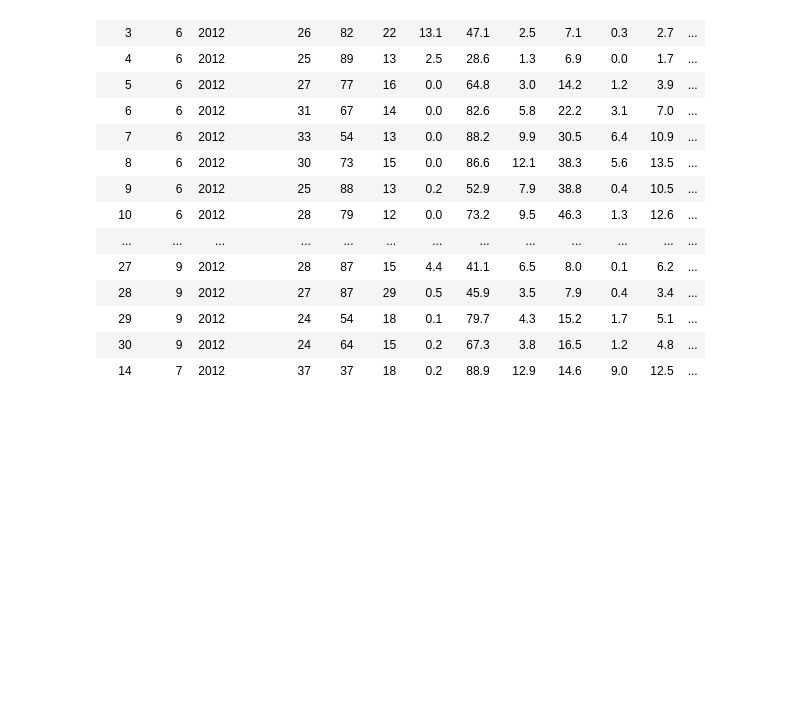
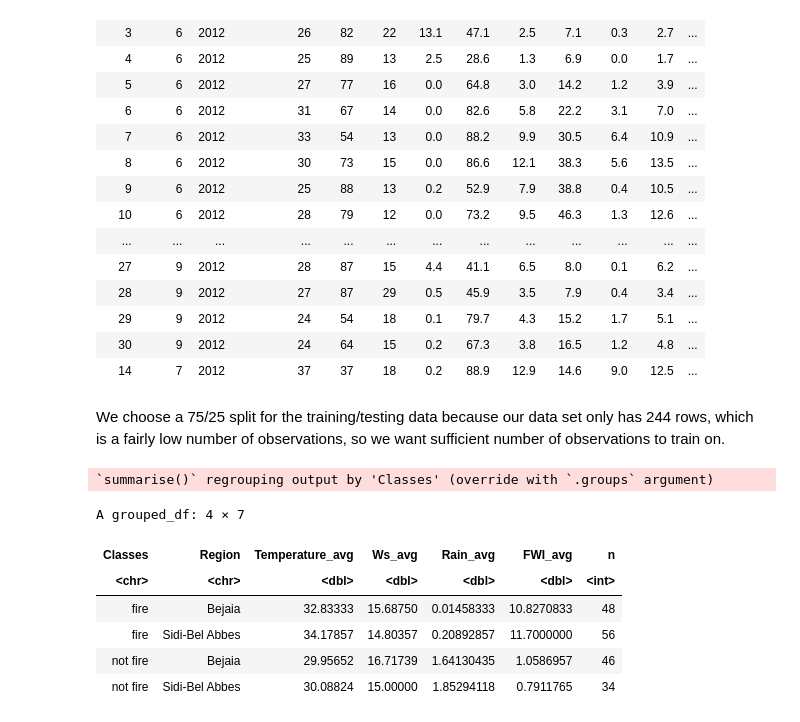
Before and after one commit to danielhou13/DSCI-100-Project-gr-17, a Jupyter notebook: Proposal.ipynb, the cells around one changed output. Saved outputs shown, nothing was run; the diff lists cells and outputs as text; code cells hidden in the pictures; blank space fills up the shorter version.

```diff
--- a/Proposal.ipynb
+++ b/Proposal.ipynb
@@ -128,0 +94,20 @@ A tibble: 244 × 16
+# %% [markdown]
+We choose a 75/25 split for the training/testing data because our data set only has 244 rows, which is a fairly low number of observations, so we want sufficient number of observations to train on.
+# %%
+fire_data_training %>%
+    select(-(day:year), -(FFMC:BUI), seq, -RH) %>%
+    group_by(Classes, Region) %>%
+    summarize(Temperature_avg = mean(Temperature),
+              Ws_avg = mean(Ws),
+              Rain_avg = mean(Rain),
+              FWI_avg = mean(FWI),
+             n = n())
+# %% [output]
+`summarise()` regrouping output by 'Classes' (override with `.groups` argument)
+A grouped_df: 4 × 7
+| Classes | Region | Temperature_avg | Ws_avg | Rain_avg | FWI_avg | n |
+| <chr> | <chr> | <dbl> | <dbl> | <dbl> | <dbl> | <int> |
+| fire | Bejaia | 32.83333 | 15.68750 | 0.01458333 | 10.8270833 | 48 |
+| fire | Sidi-Bel Abbes | 34.17857 | 14.80357 | 0.20892857 | 11.7000000 | 56 |
+| not fire | Bejaia | 29.95652 | 16.71739 | 1.64130435 | 1.0586957 | 46 |
+| not fire | Sidi-Bel Abbes | 30.08824 | 15.00000 | 1.85294118 | 0.7911765 | 34 |
```
Also changed, not shown: parts of 6 cells of this notebook.
